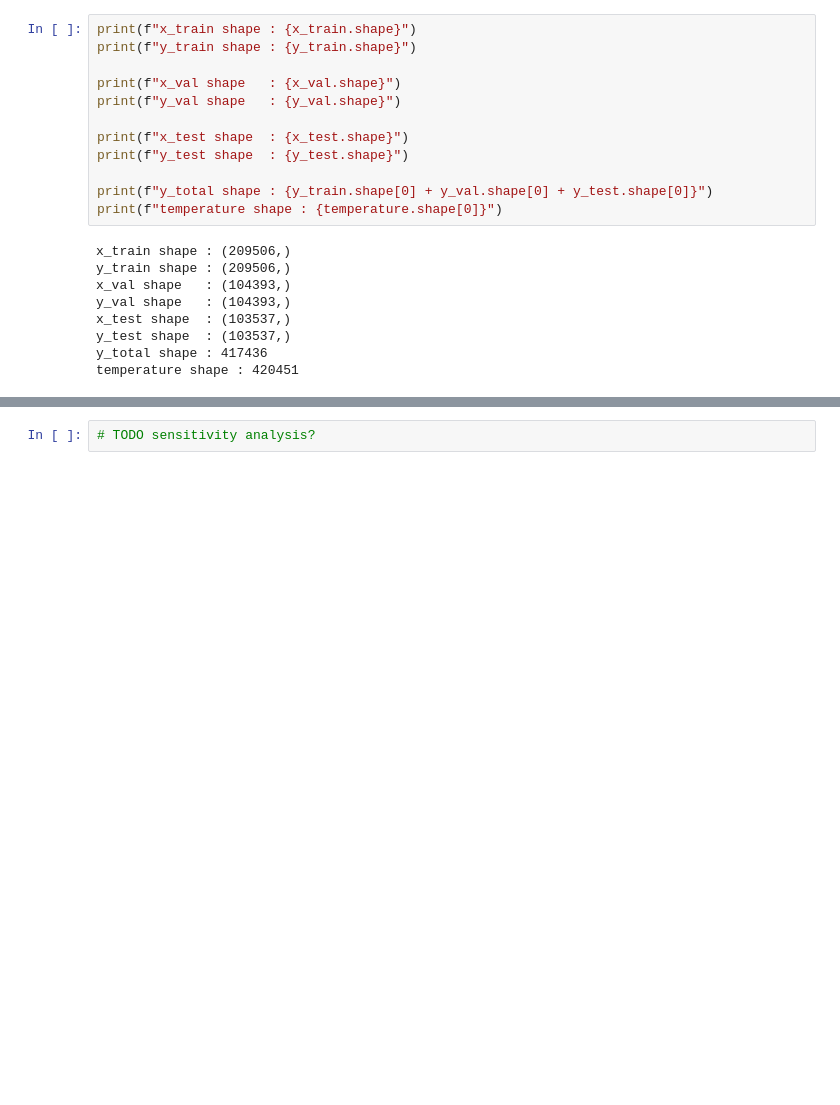
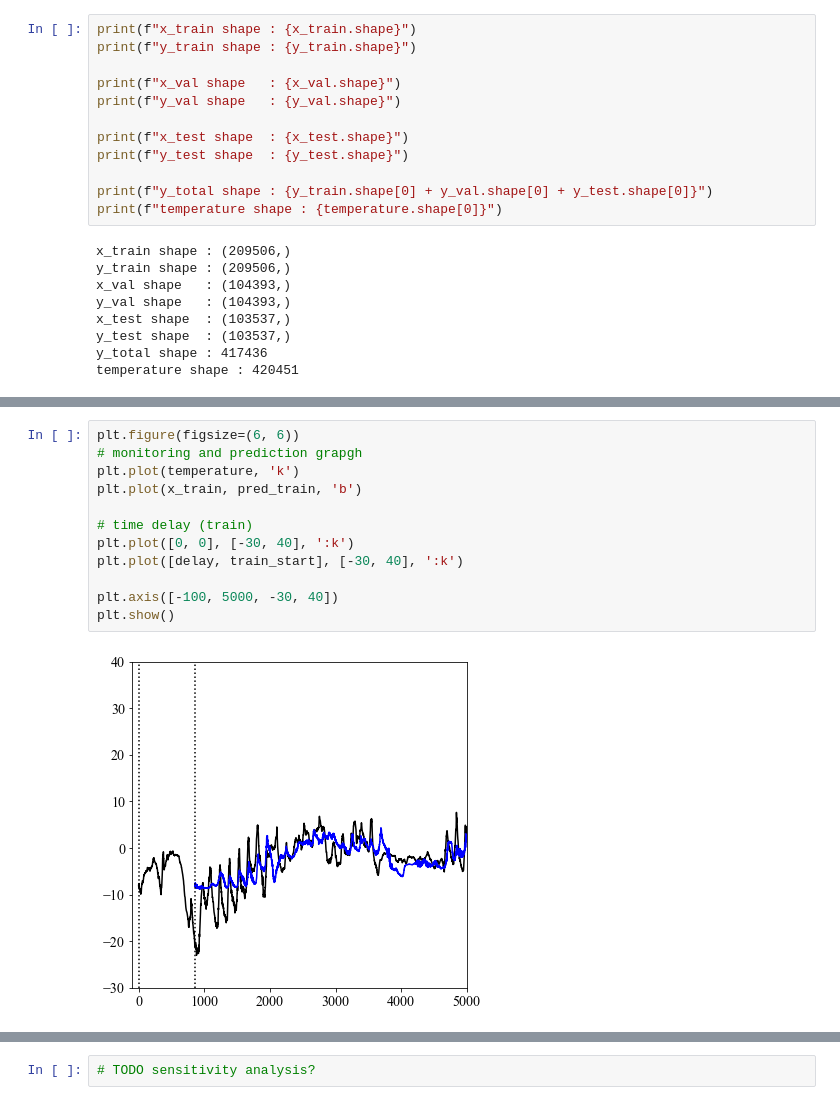
Before and after one commit to meticulousdev/Keras, a Jupyter notebook: code_2nd/chap10/dl_for_timeseries.ipynb, the cells around one changed output, grey strips where cells are left out. Drawn from its saved outputs; the diff is of its cells as text; blank space fills up the shorter version.

```diff
--- a/code_2nd/chap10/dl_for_timeseries.ipynb
+++ b/code_2nd/chap10/dl_for_timeseries.ipynb
@@ -397,0 +412,14 @@ plt.show()
+# %%
+plt.figure(figsize=(6, 6))
+# monitoring and prediction grapgh
+plt.plot(temperature, 'k')
+plt.plot(x_train, pred_train, 'b')
+
+# time delay (train)
+plt.plot([0, 0], [-30, 40], ':k')
+plt.plot([delay, train_start], [-30, 40], ':k')
+
+plt.axis([-100, 5000, -30, 40])
+plt.show()
+# %% [output]
+[figure, added]
```
Also changed, not shown: parts of 7 cells of this notebook.
